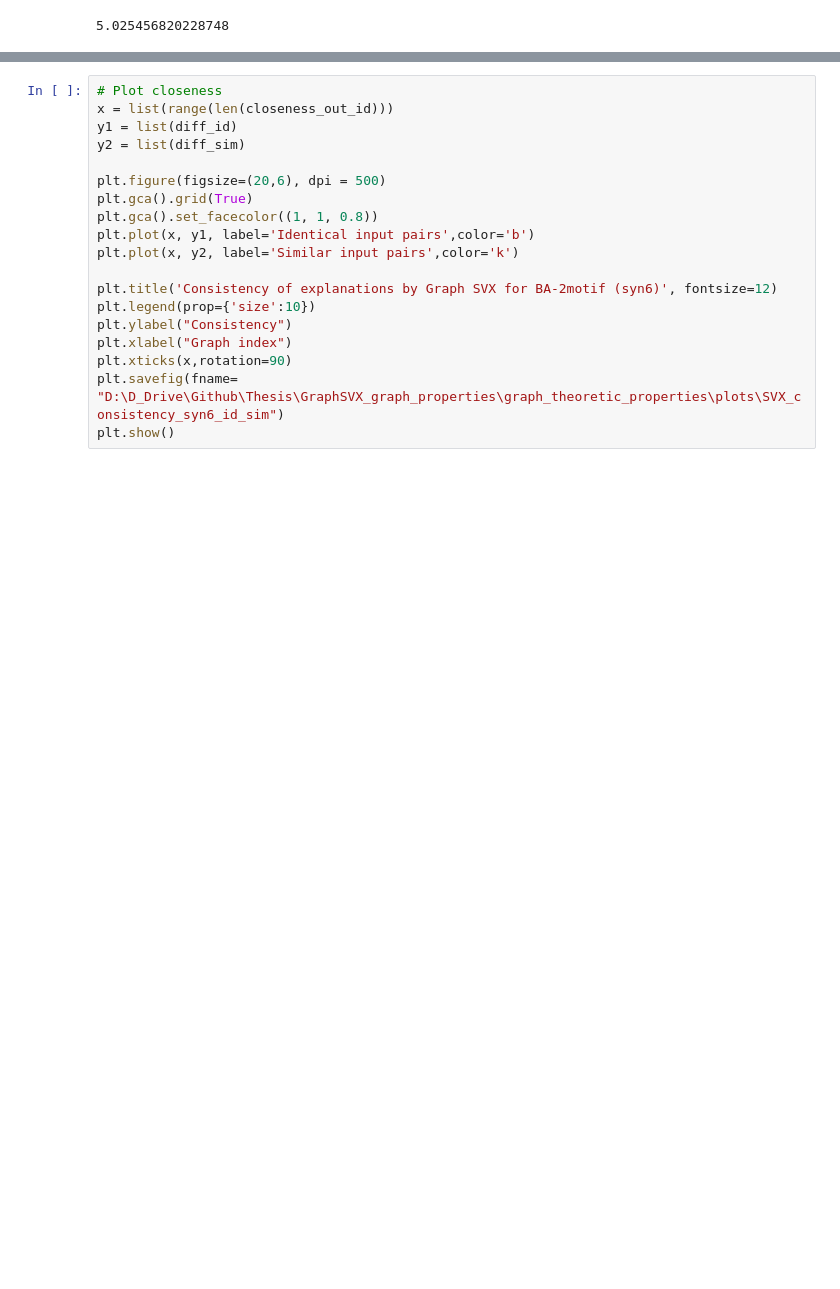
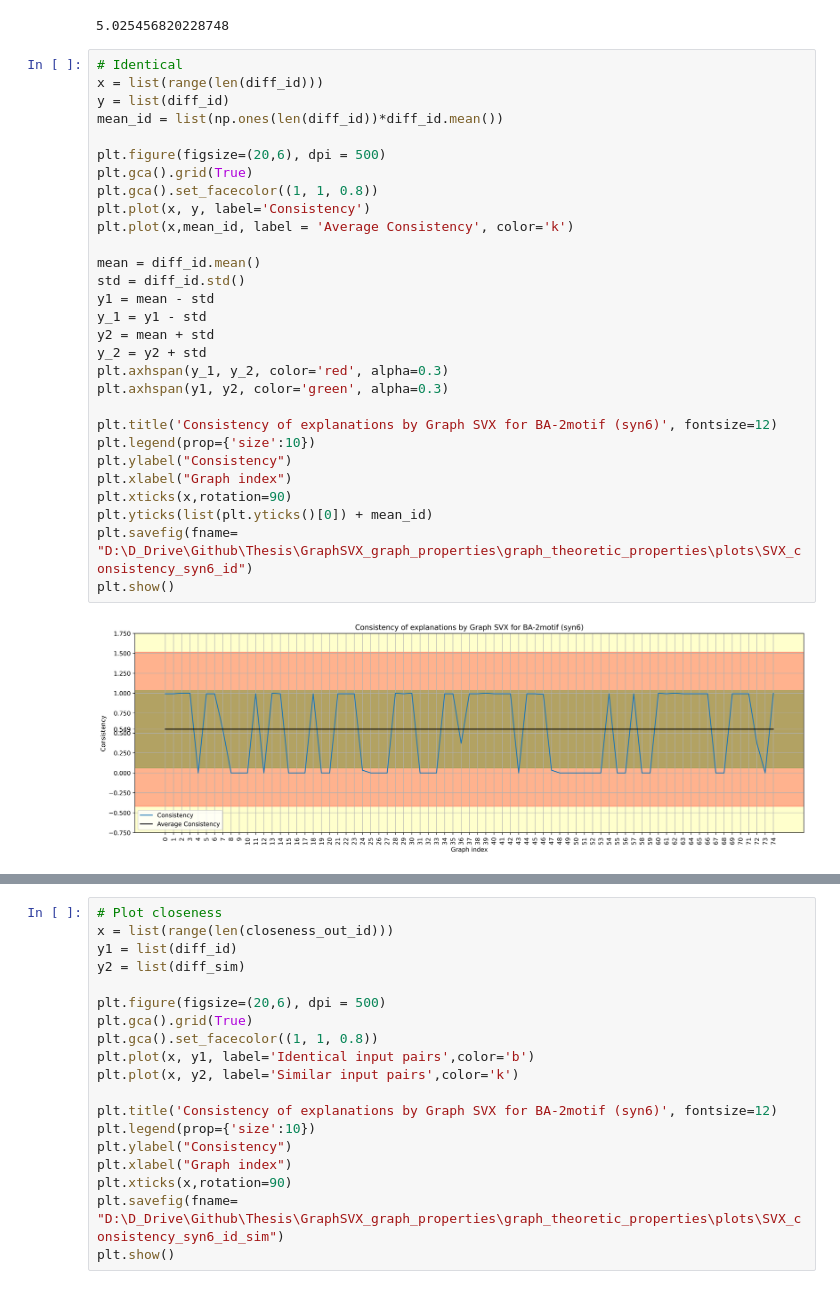
Before and after one commit to ASudu/GraphSVX_graph_properties, a Jupyter notebook: graph_theoretic_properties/graph_classification.ipynb, the cells around one changed output, grey strips where cells are left out. Drawn from its saved outputs; the diff is of its cells as text; blank space fills up the shorter version.

Commit message:
modified plots

```diff
--- a/graph_theoretic_properties/graph_classification.ipynb
+++ b/graph_theoretic_properties/graph_classification.ipynb
@@ -341,3 +341,34 @@ eop = np.linalg.norm(closeness_in_sim - closeness_out_sim,2)
 eop
 # %% [output]
 5.025456820228748
+# %%
+# Identical
+x = list(range(len(diff_id)))
+y = list(diff_id)
+mean_id = list(np.ones(len(diff_id))*diff_id.mean())
+
+plt.figure(figsize=(20,6), dpi = 500)
+plt.gca().grid(True)
+plt.gca().set_facecolor((1, 1, 0.8))
+plt.plot(x, y, label='Consistency')
+plt.plot(x,mean_id, label = 'Average Consistency', color='k')
+
+mean = diff_id.mean()
+std = diff_id.std()
+y1 = mean - std
+y_1 = y1 - std
+y2 = mean + std
+y_2 = y2 + std
+plt.axhspan(y_1, y_2, color='red', alpha=0.3)
+plt.axhspan(y1, y2, color='green', alpha=0.3)
+
+plt.title('Consistency of explanations by Graph SVX for BA-2motif (syn6)', fontsize=12)
+plt.legend(prop={'size':10})
+plt.ylabel("Consistency")
+plt.xlabel("Graph index")
+plt.xticks(x,rotation=90)
+plt.yticks(list(plt.yticks()[0]) + mean_id)
+plt.savefig(fname= "D:\D_Drive\Github\Thesis\GraphSVX_graph_properties\graph_theoretic_properties\plots\SVX_consistency_syn6_id")
+plt.show()
+# %% [output]
+[figure, added]
```
Also changed, not shown: parts of 1 cell of this notebook, 2 other files.
